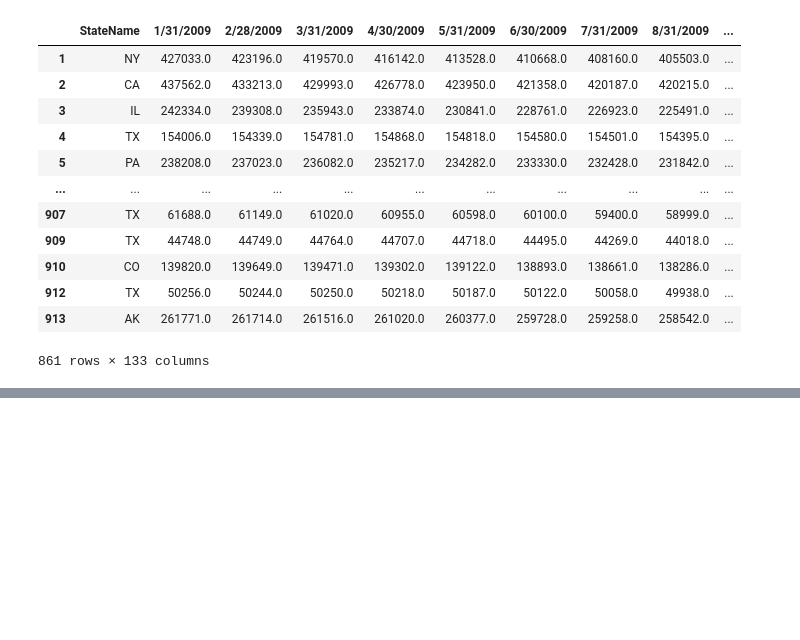
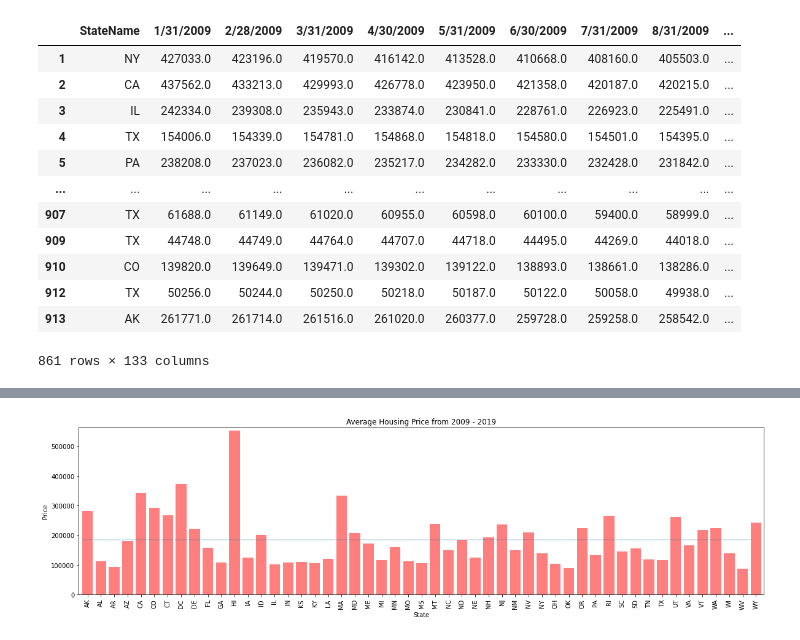
Before and after one commit to josh-acampado/dumbledores_platoon, a Jupyter notebook: Zillow_Housing_Data.ipynb, the cells around one changed output, grey strips where cells are left out. Saved outputs shown, nothing was run; the diff lists cells and outputs as text; code cells hidden in the pictures; blank space fills up the shorter version.

Commit message:
Finished code and visualizations for housing data

```diff
--- a/Zillow_Housing_Data.ipynb
+++ b/Zillow_Housing_Data.ipynb
@@ -63,9 +63,10 @@ clean_house_df
 # %%
 #groupby State, calculate the average by state
 house_by_state_df = clean_house_df.groupby(['StateName'])
-avg_housing_by_year = house_by_state_df.mean()
+avg_housing_by_year_df = house_by_state_df.mean()
+avg_housing_by_year_df = avg_housing_by_year_df.round(2)
 
-avg_housing_by_year
+avg_housing_by_year_df
 # %% [output]
 |  | 1/31/2009 | 2/28/2009 | 3/31/2009 | 4/30/2009 | 5/31/2009 | 6/30/2009 | 7/31/2009 | 8/31/2009 | 9/30/2009 | ... |
 | StateName |  |  |  |  |  |  |  |  |  | ... |
@@ -125,0 +90,8 @@ TypeError: 'DataFrameGroupBy' object is not callable
+# %%
+#calculate the average housing price over 10 years
+avg_housing_by_year_df['Average Price over 10 years'] = avg_housing_by_year_df.mean(axis=1)
+avg_housing_over_10_df = avg_housing_by_year_df['Average Price over 10 years']
+avg_housing_over_10_df = avg_housing_over_10_df.round(2)
+avg_housing_over_10_df = avg_housing_over_10_df.to_frame()
+
+avg_housing_over_10_df
@@ -125,0 +117,4 @@ TypeError: 'DataFrameGroupBy' object is not callable
+# %%
+#calculate the national average to use as hline
+natl_avg_price = avg_housing_over_10_df['Average Price over 10 years'].mean().round(2)
+natl_avg_price
@@ -143,0 +150,20 @@ SyntaxError: invalid syntax (<ipython-input-86-3fa2b5025992>, line 7)
+# %%
+#Visualizations
+
+#bar graph, all data, hline=national aveage
+
+x_axis = np.arange(len(avg_housing_over_10_df))
+tick_locations = [value+0.4 for value in x_axis]
+plt.figure(figsize=(20,5))
+plt.bar(x_axis, avg_housing_over_10_df["Average Price over 10 years"], color='r', alpha=0.5, align="edge")
+plt.xticks(tick_locations, avg_housing_over_10_df.index, rotation="vertical")
+plt.xlim(-0.25, len(x_axis))
+plt.ylim(0, max(avg_housing_over_10_df["Average Price over 10 years"])+10000)
+plt.title("Average Housing Price from 2009 - 2019")
+plt.xlabel("State")
+plt.ylabel("Price")
+plt.hlines(natl_avg_price, 0, 50, alpha = 0.25)
+plt.savefig("Images_housing/national_housing_average.png", bbox_inches='tight')
+plt.show()
+# %% [output]
+[figure, added]
```
Also changed, not shown: parts of 11 cells of this notebook, 5 other files.
